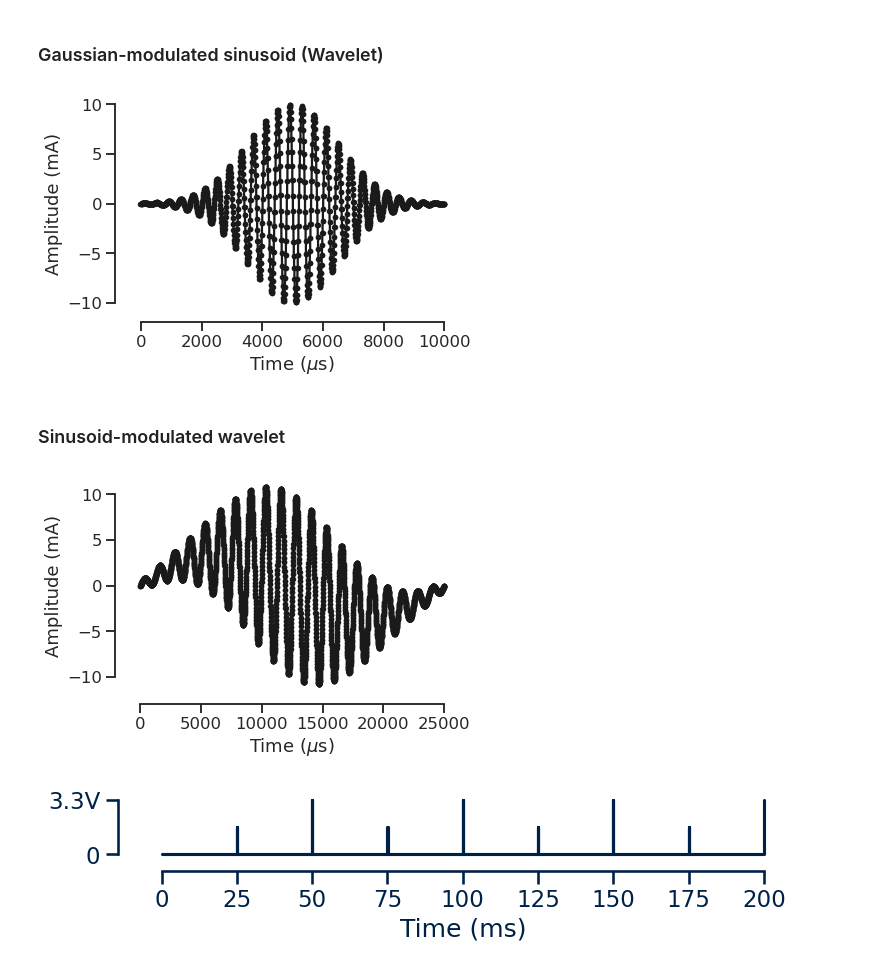
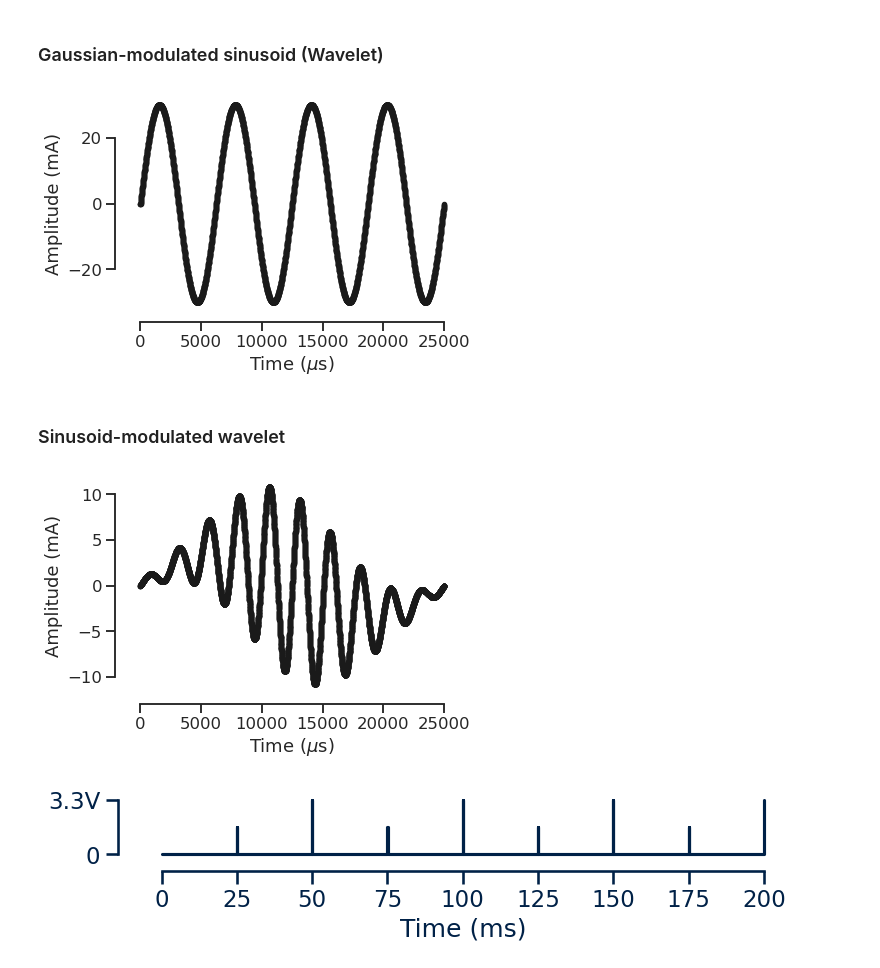
Before and after one commit to conorkeogh/wavewriter, a Jupyter notebook: nbs/04_examples.ipynb, the cells around one changed output. Saved outputs shown, nothing was run; the diff lists cells and outputs as text; code cells hidden in the pictures.

```diff
--- a/nbs/04_examples.ipynb
+++ b/nbs/04_examples.ipynb
@@ -362,6 +373,7 @@ device.stop()
 # %% [markdown]
 ### Sinusoid
 # %%
+#| export
 # Generate sinusoidal waveform
 def generate_sine(
     amplitude: float, # Amplitude of sine wave
@@ -378,9 +390,12 @@ def generate_sine(
         v: ndarray; output at each timepoint (mA)
         t: ndarray; corresponding timepoints (us)
     '''
+    # Set timestep
+    timestep = 5 # us
+
     # Get period for one cycle
     period = 1 / frequency
-    num_samples = int((1000000 / frequency) / 10) # 10us per sample
+    num_samples = int((1000000 / frequency) / timestep) # 10us per sample
 
     # Get time
     t = np.linspace(0, period*numcycles, num=num_samples*numcycles)
@@ -395,9 +410,9 @@ def generate_sine(
 # %%
 # Generate sinusoidal stimulation
 v, t = generate_sine(
-    40, # mA
-    100, # Hz
-    1 # Cycles
+    50, # mA
+    10000, # Hz
+    200 # Cycles
 )
 
 plot_waveforms(t, v)
@@ -413,6 +430,7 @@ device.stop()
 # %% [markdown]
 ### Square-modulated sinusoid (Russian)
 # %%
+#| export
 # Generate Russian waveform
 def generate_russian(
     amplitude: float, # Amplitude of sinusoid; mA
@@ -432,10 +450,13 @@ def generate_russian(
         v: ndarray; output at each timepoint (mA)
         t: ndarray; corresponding timepoints (us)
     '''
+    # Set timestep
+    timestep = 5 # us
+
     # Get period and interval
     period_square = 1000000 / frequency_square
     interval_square = period_square - pulsewidth_square
-    num_samples = pulsewidth_square / 10 # 10us per sample
+    num_samples = pulsewidth_square / timestep # 5us per sample
 
     # Get cycles per window
     cycles_per_window = frequency_sine / frequency_square
@@ -447,10 +468,10 @@ def generate_russian(
     v = np.sin(2 * np.pi * frequency_sine * t) * amplitude
 
     # Add interval
-    v = np.concatenate((v, np.zeros(int(interval_square/10), dtype=int)))
+    v = np.concatenate((v, np.zeros(int(interval_square/timestep), dtype=int)))
 
     # Get total time
-    t = np.linspace(0, len(v)*10, num=len(v))
+    t = np.linspace(0, len(v)*timestep, num=len(v))
 
     return v, t
 # %%
@@ -477,6 +498,7 @@ KeyboardInterrupt:
 # %% [markdown]
 ### Gaussian-modulated sinusoid (Wavelet)
 # %%
+#| export
 # Generate wavelet waveform
 def generate_wavelet(
     amplitude: float, # Amplitude of sinusoid: mA
@@ -496,9 +518,12 @@ def generate_wavelet(
         v: ndarray; output at each timepoint (mA)
         t: ndarray; corresponding timepoints (us)
     '''
+    # Set timestep
+    timestep = 5 # us
+
     # Get total length
     period_wavelet = 1000000 / frequency_wavelet
-    num_samples = period_wavelet / 10 # 10us per sample
+    num_samples = period_wavelet / timestep # 5us per sample
     t = np.linspace(0, period_wavelet, num=int(num_samples))
 
     # Get sinusoid over total duration
@@ -509,21 +534,21 @@ def generate_wavelet(
     wavelet = np.exp(-((t - midpoint)**2) / (2 * (wavelet_sigma**2)))
 
     # Modulate sinusoid with Gaussian
-    v = v * wavelet
+    v = v #* wavelet
 
     return v, t
 # %%
 # Generate wavelet waveform
 v, t = generate_wavelet(
-    10, # mA
-    2500, # Hz
-    100, # Hz (modulating)
-    1500 # Standard deviation
+    30, # mA
+    1000, # Hz
+    40, # Hz (modulating)
+    5000 # Standard deviation
 )
 
 plot_waveforms(t, v)
 # %% [output]
-[figure, old version]
+[figure, new version]
 # %%
 # Send to device
 v_, t_ = convert_waveform(v, t)
@@ -578,15 +607,15 @@ def generate_wavelet_modulated(
 # %%
 # Generate wavelet waveform
-v, t, m = generate_wavelet_modulated(
+v, t = generate_wavelet_modulated(
     10, # mA
-    5000, # Hz
+    10000, # Hz
     40, # Hz (modulating)
     5000 # Standard deviation
 )
 
 plot_waveforms(t, v)
 # %% [output]
-[figure, old version]
+[figure, new version]
 # %%
 # Send to device
 v_, t_ = convert_waveform(v, t)
```
Also changed, not shown: parts of 9 cells of this notebook, 4 other files.
